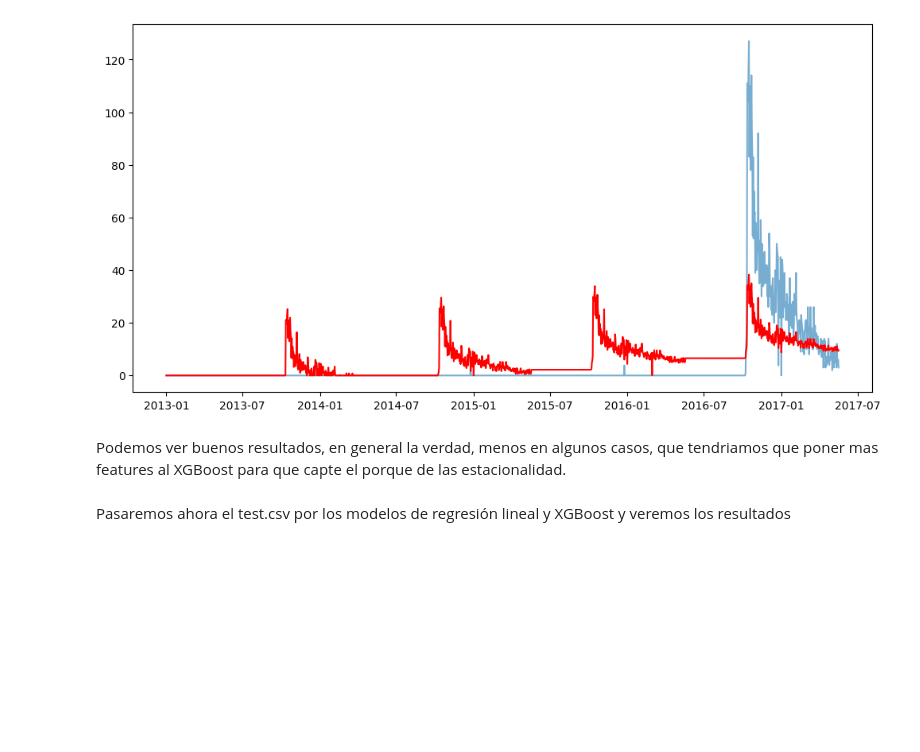
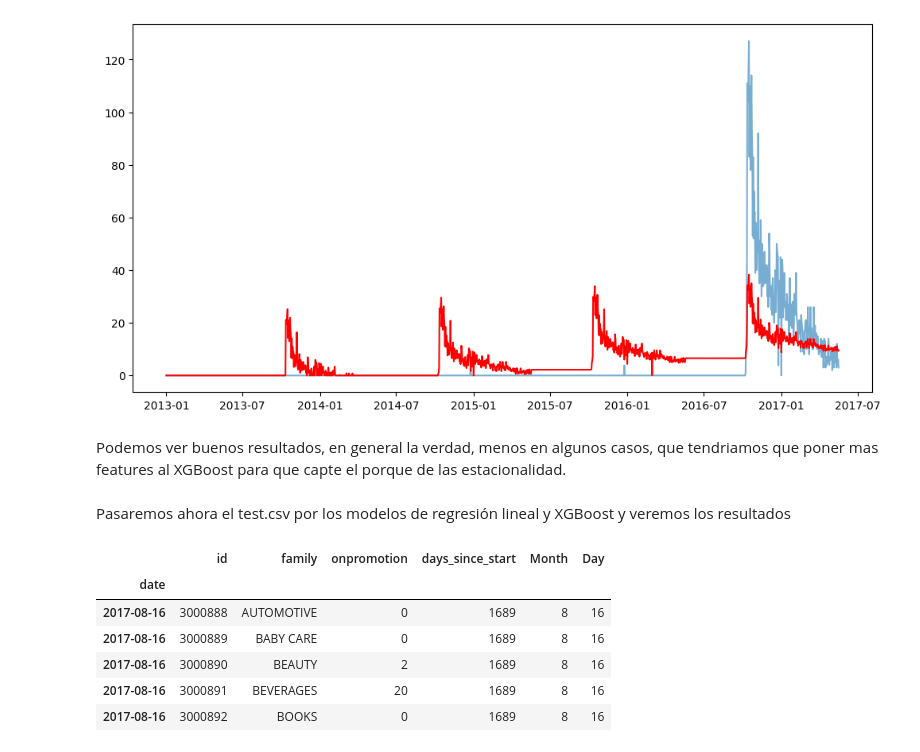
Before and after one commit to Felisuco092/Store_Sales_Time_Series_Forecasting, a Jupyter notebook: notebooks/03_model_experiments.ipynb, the cells around one changed output. Drawn from its saved outputs; the diff is of its cells as text; code cells hidden in the pictures; blank space fills up the shorter version.

Commit message:
feat: Test.csv predicho

```diff
--- a/notebooks/03_model_experiments.ipynb
+++ b/notebooks/03_model_experiments.ipynb
@@ -151,3 +151,21 @@ for family, (train_df,test_df) in list(dataframes.items())[:NUM_FAMILIES]:
 Podemos ver buenos resultados, en general la verdad, menos en algunos casos, que tendriamos que poner mas features al XGBoost para que capte el porque de las estacionalidad.
 # %% [markdown]
 Pasaremos ahora el test.csv por los modelos de regresión lineal y XGBoost y veremos los resultados
+# %%
+test = pd.read_csv(f'../data/raw/store-sales-time-series-forecasting/test.csv', parse_dates=['date'], )
+test['days_since_start'] = (test['date'] - dataframes['AUTOMOTIVE'][0].index.min()).dt.days + 1
+
+test['Month'] = test['date'].dt.month # int64
+test['Day'] = test['date'].dt.day # int64
+test.set_index('date', inplace=True)
+test.drop(columns=['store_nbr'], inplace=True)
+
+test.head()
+# %% [output]
+|  | id | family | onpromotion | days_since_start | Month | Day |
+| date |  |  |  |  |  |  |
+| 2017-08-16 | 3000888 | AUTOMOTIVE | 0 | 1689 | 8 | 16 |
+| 2017-08-16 | 3000889 | BABY CARE | 0 | 1689 | 8 | 16 |
+| 2017-08-16 | 3000890 | BEAUTY | 2 | 1689 | 8 | 16 |
+| 2017-08-16 | 3000891 | BEVERAGES | 20 | 1689 | 8 | 16 |
+| 2017-08-16 | 3000892 | BOOKS | 0 | 1689 | 8 | 16 |
```
Also changed, not shown: parts of 3 cells of this notebook.
